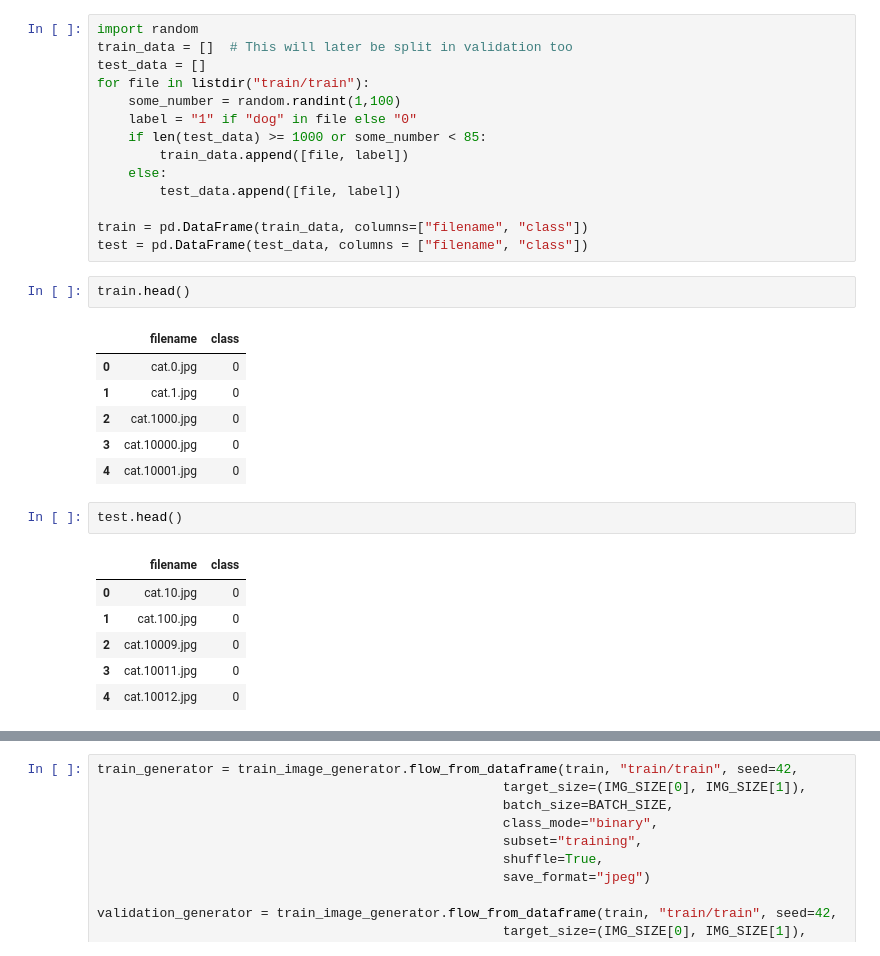
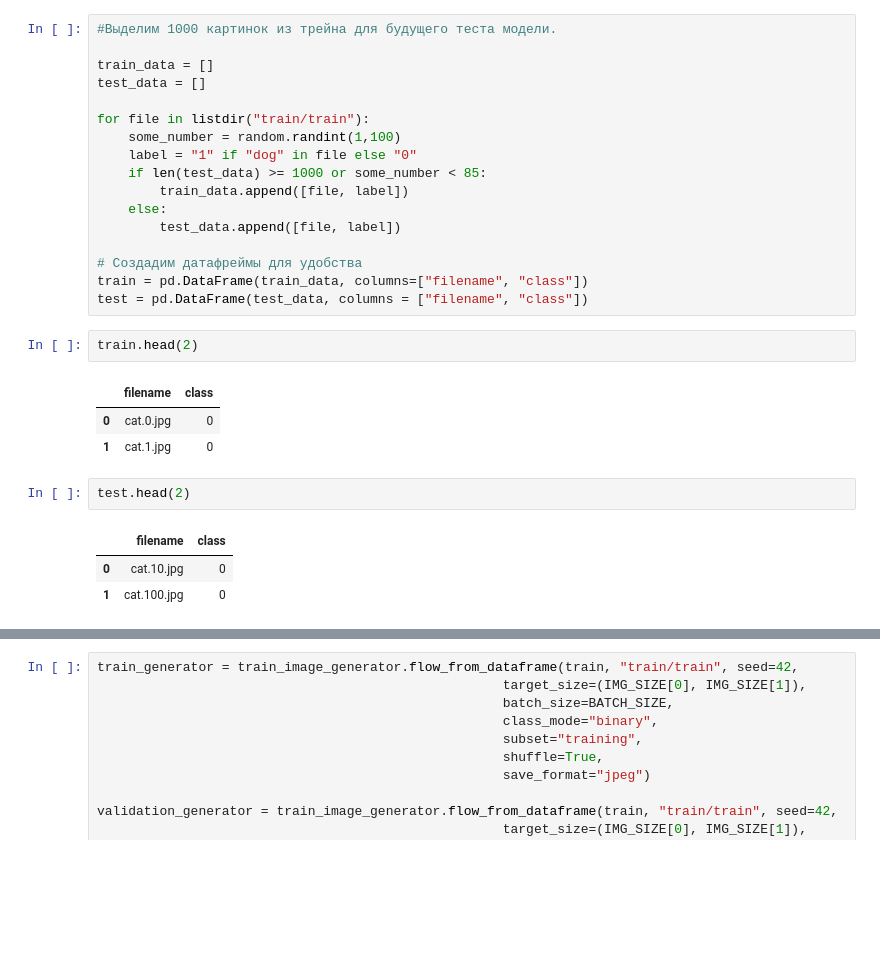
Before and after one commit to AleksandrKosolapov/Python, a Jupyter notebook: transfer-learning-cats-vs-dogs.ipynb, the cells around one changed output, grey strips where cells are left out. Drawn from its saved outputs; the diff is of its cells as text; blank space fills up the shorter version.

```diff
--- a/transfer-learning-cats-vs-dogs.ipynb
+++ b/transfer-learning-cats-vs-dogs.ipynb
@@ -14,7 +11,9 @@ Right now, I will use 1000 images for testing, and the rest for training/validat
 # %%
-import random
-train_data = []  # This will later be split in validation too
+#Выделим 1000 картинок из трейна для будущего теста модели.
+
+train_data = []
 test_data = []
+
 for file in listdir("train/train"):
     some_number = random.randint(1,100)
     label = "1" if "dog" in file else "0"
@@ -23,23 +22,18 @@ for file in listdir("train/train"):
     else:
         test_data.append([file, label])
 
+# Создадим датафреймы для удобства
 train = pd.DataFrame(train_data, columns=["filename", "class"])
 test = pd.DataFrame(test_data, columns = ["filename", "class"])
 # %%
-train.head()
+train.head(2)
 # %% [output]
 |  | filename | class |
 | 0 | cat.0.jpg | 0 |
 | 1 | cat.1.jpg | 0 |
-| 2 | cat.1000.jpg | 0 |
-| 3 | cat.10000.jpg | 0 |
-| 4 | cat.10001.jpg | 0 |
 # %%
-test.head()
+test.head(2)
 # %% [output]
 |  | filename | class |
 | 0 | cat.10.jpg | 0 |
 | 1 | cat.100.jpg | 0 |
-| 2 | cat.10009.jpg | 0 |
-| 3 | cat.10011.jpg | 0 |
-| 4 | cat.10012.jpg | 0 |
```
Also changed, not shown: parts of 38 cells of this notebook.
